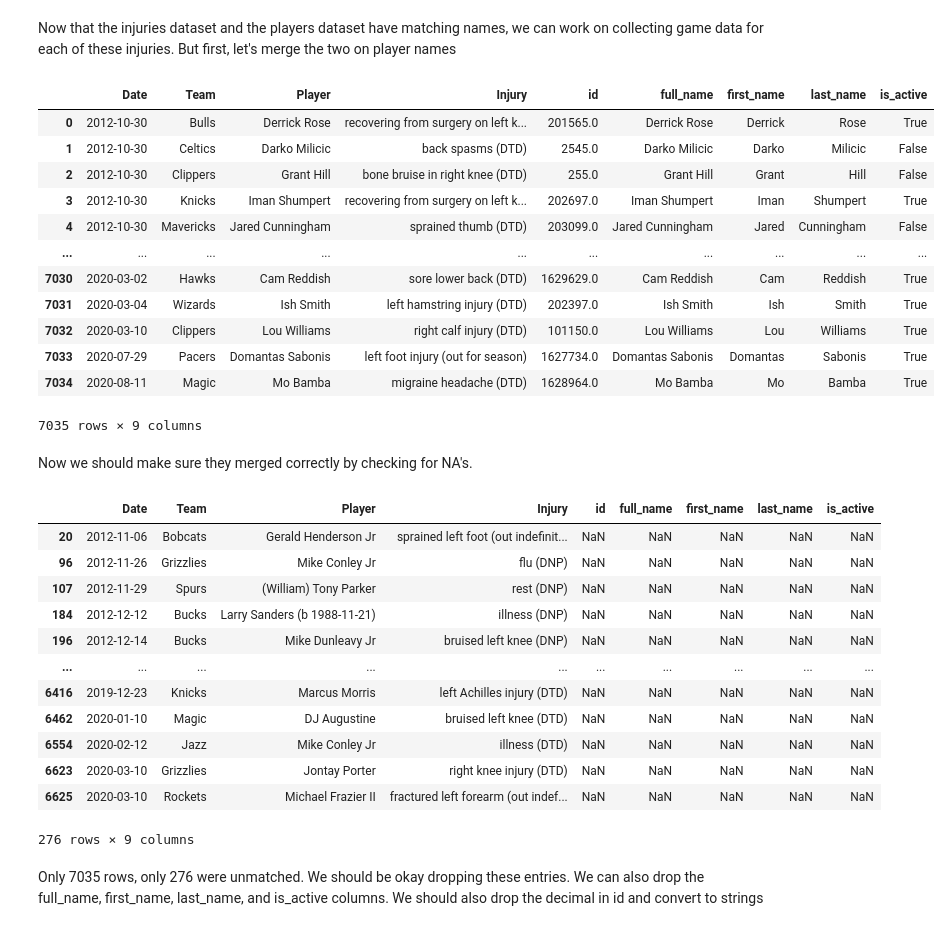
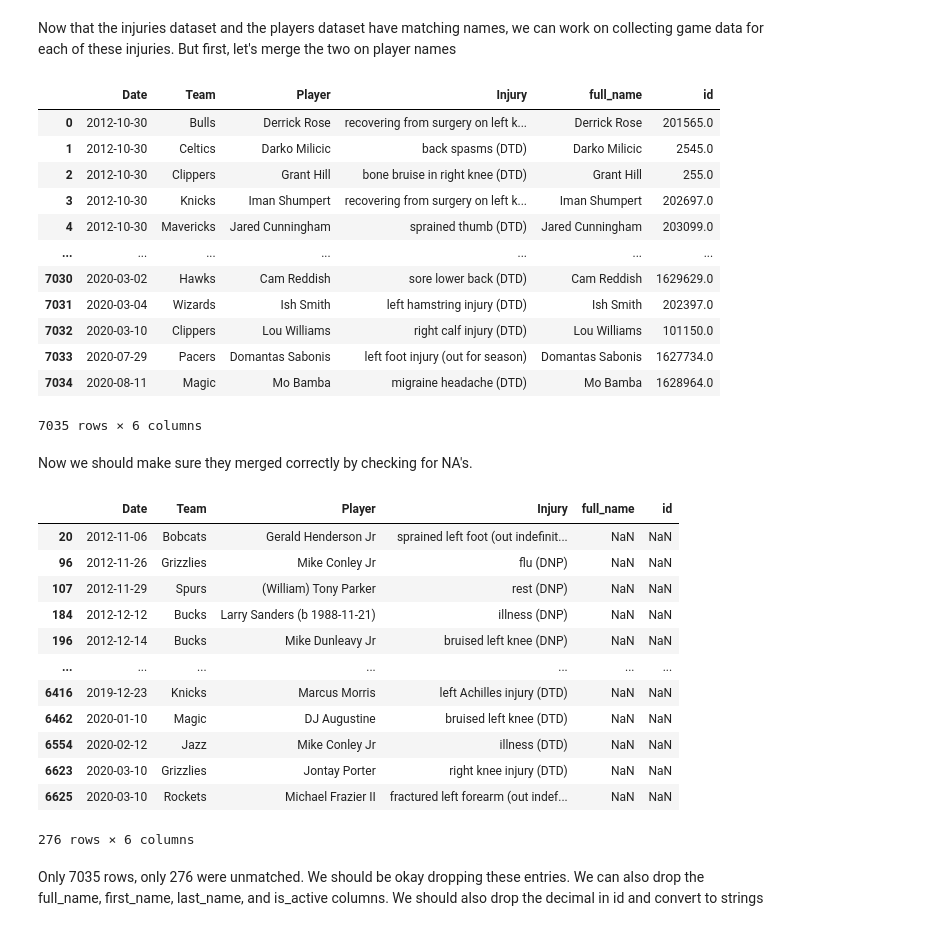
Before and after one commit to joongsim/nba-injuries, a Jupyter notebook: injury_prediction.ipynb, the cells around one changed output. Saved outputs shown, nothing was run; the diff lists cells and outputs as text; code cells hidden in the pictures.

```diff
--- a/injury_prediction.ipynb
+++ b/injury_prediction.ipynb
@@ -168,41 +168,41 @@ players_df.full_name = players_df.full_name.str.replace('.', '', regex=False)
 Now that the injuries dataset and the players dataset have matching names, we can work on collecting game data for each of these injuries.
 But first, let's merge the two on player names
 # %%
-merged_df = injuries_official.merge(players_df, how='left', left_on='Player', right_on='full_name')
+merged_df = injuries_official.merge(players_df[['full_name', 'id']], how='left', left_on='Player', right_on='full_name')
 merged_df
 # %% [output]
-|  | Date | Team | Player | Injury | id | full_name | first_name | last_name | is_active |
-| 0 | 2012-10-30 | Bulls | Derrick Rose | recovering from surgery on left k... | 201565.0 | Derrick Rose | Derrick | Rose | True |
-| 1 | 2012-10-30 | Celtics | Darko Milicic | back spasms (DTD) | 2545.0 | Darko Milicic | Darko | Milicic | False |
-| 2 | 2012-10-30 | Clippers | Grant Hill | bone bruise in right knee (DTD) | 255.0 | Grant Hill | Grant | Hill | False |
-| 3 | 2012-10-30 | Knicks | Iman Shumpert | recovering from surgery on left k... | 202697.0 | Iman Shumpert | Iman | Shumpert | True |
-| 4 | 2012-10-30 | Mavericks | Jared Cunningham | sprained thumb (DTD) | 203099.0 | Jared Cunningham | Jared | Cunningham | False |
-| ... | ... | ... | ... | ... | ... | ... | ... | ... | ... |
-| 7030 | 2020-03-02 | Hawks | Cam Reddish | sore lower back (DTD) | 1629629.0 | Cam Reddish | Cam | Reddish | True |
-| 7031 | 2020-03-04 | Wizards | Ish Smith | left hamstring injury (DTD) | 202397.0 | Ish Smith | Ish | Smith | True |
-| 7032 | 2020-03-10 | Clippers | Lou Williams | right calf injury (DTD) | 101150.0 | Lou Williams | Lou | Williams | True |
-| 7033 | 2020-07-29 | Pacers | Domantas Sabonis | left foot injury (out for season) | 1627734.0 | Domantas Sabonis | Domantas | Sabonis | True |
-| 7034 | 2020-08-11 | Magic | Mo Bamba | migraine headache (DTD) | 1628964.0 | Mo Bamba | Mo | Bamba | True |
+|  | Date | Team | Player | Injury | full_name | id |
+| 0 | 2012-10-30 | Bulls | Derrick Rose | recovering from surgery on left k... | Derrick Rose | 201565.0 |
+| 1 | 2012-10-30 | Celtics | Darko Milicic | back spasms (DTD) | Darko Milicic | 2545.0 |
+| 2 | 2012-10-30 | Clippers | Grant Hill | bone bruise in right knee (DTD) | Grant Hill | 255.0 |
+| 3 | 2012-10-30 | Knicks | Iman Shumpert | recovering from surgery on left k... | Iman Shumpert | 202697.0 |
+| 4 | 2012-10-30 | Mavericks | Jared Cunningham | sprained thumb (DTD) | Jared Cunningham | 203099.0 |
+| ... | ... | ... | ... | ... | ... | ... |
+| 7030 | 2020-03-02 | Hawks | Cam Reddish | sore lower back (DTD) | Cam Reddish | 1629629.0 |
+| 7031 | 2020-03-04 | Wizards | Ish Smith | left hamstring injury (DTD) | Ish Smith | 202397.0 |
+| 7032 | 2020-03-10 | Clippers | Lou Williams | right calf injury (DTD) | Lou Williams | 101150.0 |
+| 7033 | 2020-07-29 | Pacers | Domantas Sabonis | left foot injury (out for season) | Domantas Sabonis | 1627734.0 |
+| 7034 | 2020-08-11 | Magic | Mo Bamba | migraine headache (DTD) | Mo Bamba | 1628964.0 |
-7035 rows × 9 columns
+7035 rows × 6 columns
 # %% [markdown]
 Now we should make sure they merged correctly by checking for NA's.
 # %%
 unmerged = merged_df[merged_df.isna().any(axis=1)]
 unmerged
 # %% [output]
-|  | Date | Team | Player | Injury | id | full_name | first_name | last_name | is_active |
-| 20 | 2012-11-06 | Bobcats | Gerald Henderson Jr | sprained left foot (out indefinit... | NaN | NaN | NaN | NaN | NaN |
-| 96 | 2012-11-26 | Grizzlies | Mike Conley Jr | flu (DNP) | NaN | NaN | NaN | NaN | NaN |
-| 107 | 2012-11-29 | Spurs | (William) Tony Parker | rest (DNP) | NaN | NaN | NaN | NaN | NaN |
-| 184 | 2012-12-12 | Bucks | Larry Sanders (b 1988-11-21) | illness (DNP) | NaN | NaN | NaN | NaN | NaN |
-| 196 | 2012-12-14 | Bucks | Mike Dunleavy Jr | bruised left knee (DNP) | NaN | NaN | NaN | NaN | NaN |
-| ... | ... | ... | ... | ... | ... | ... | ... | ... | ... |
-| 6416 | 2019-12-23 | Knicks | Marcus Morris | left Achilles injury (DTD) | NaN | NaN | NaN | NaN | NaN |
-| 6462 | 2020-01-10 | Magic | DJ Augustine | bruised left knee (DTD) | NaN | NaN | NaN | NaN | NaN |
-| 6554 | 2020-02-12 | Jazz | Mike Conley Jr | illness (DTD) | NaN | NaN | NaN | NaN | NaN |
-| 6623 | 2020-03-10 | Grizzlies | Jontay Porter | right knee injury (DTD) | NaN | NaN | NaN | NaN | NaN |
-| 6625 | 2020-03-10 | Rockets | Michael Frazier II | fractured left forearm (out indef... | NaN | NaN | NaN | NaN | NaN |
+|  | Date | Team | Player | Injury | full_name | id |
+| 20 | 2012-11-06 | Bobcats | Gerald Henderson Jr | sprained left foot (out indefinit... | NaN | NaN |
+| 96 | 2012-11-26 | Grizzlies | Mike Conley Jr | flu (DNP) | NaN | NaN |
+| 107 | 2012-11-29 | Spurs | (William) Tony Parker | rest (DNP) | NaN | NaN |
+| 184 | 2012-12-12 | Bucks | Larry Sanders (b 1988-11-21) | illness (DNP) | NaN | NaN |
+| 196 | 2012-12-14 | Bucks | Mike Dunleavy Jr | bruised left knee (DNP) | NaN | NaN |
+| ... | ... | ... | ... | ... | ... | ... |
+| 6416 | 2019-12-23 | Knicks | Marcus Morris | left Achilles injury (DTD) | NaN | NaN |
+| 6462 | 2020-01-10 | Magic | DJ Augustine | bruised left knee (DTD) | NaN | NaN |
+| 6554 | 2020-02-12 | Jazz | Mike Conley Jr | illness (DTD) | NaN | NaN |
+| 6623 | 2020-03-10 | Grizzlies | Jontay Porter | right knee injury (DTD) | NaN | NaN |
+| 6625 | 2020-03-10 | Rockets | Michael Frazier II | fractured left forearm (out indef... | NaN | NaN |
-276 rows × 9 columns
+276 rows × 6 columns
 # %% [markdown]
 Only 7035 rows, only 276 were unmatched. We should be okay dropping these entries. We can also drop the full_name, first_name, last_name, and is_active columns. We should also drop the decimal in id and convert to strings
 # %%
```
Also changed, not shown: parts of 19 cells of this notebook, 2 other files.
